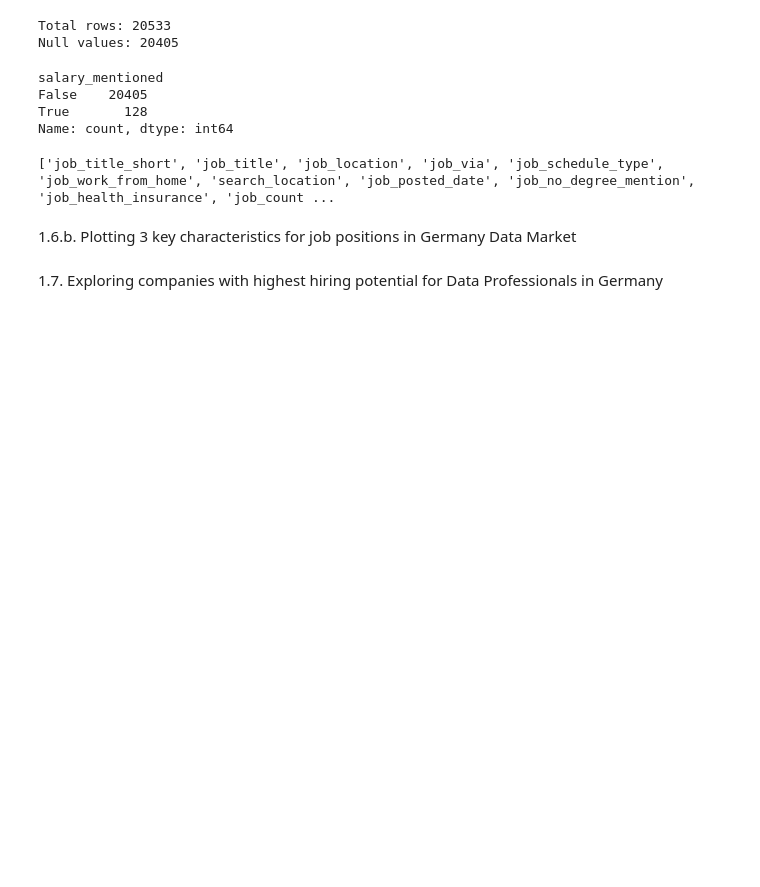
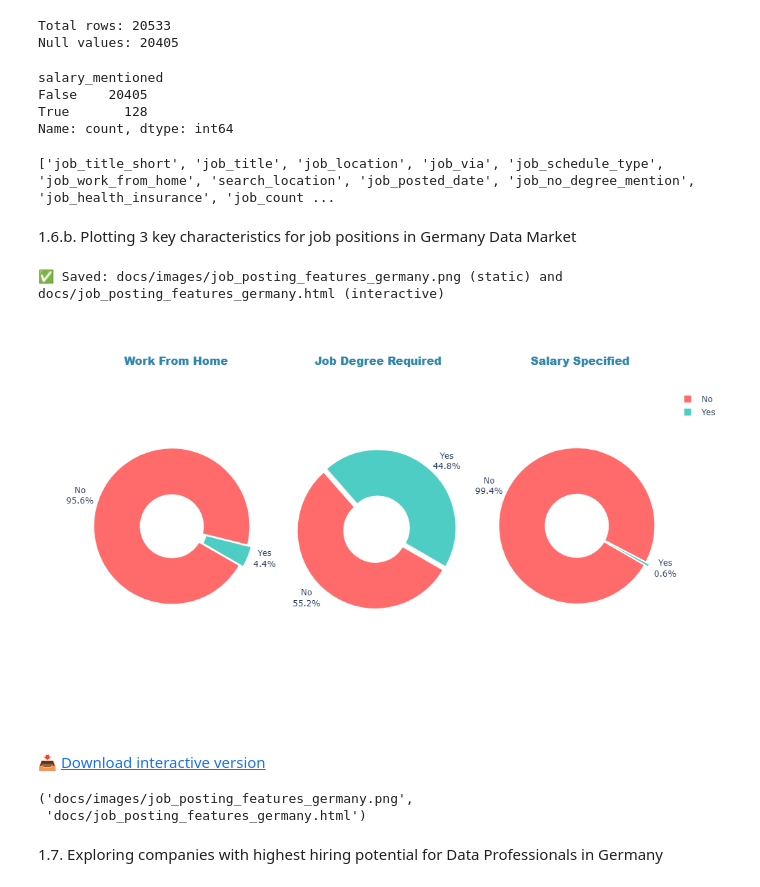
Before and after one commit to Balaclavitty/Python_Data_Project, a Jupyter notebook: Project_Data_Analitycs_Skills_Insights/Germany_Data_Market_notebooks/1_EDA_Intro.ipynb, the cells around one changed output. Saved outputs shown, nothing was run; the diff lists cells and outputs as text; code cells hidden in the pictures; blank space fills up the shorter version.

```diff
--- a/Project_Data_Analitycs_Skills_Insights/Germany_Data_Market_notebooks/1_EDA_Intro.ipynb
+++ b/Project_Data_Analitycs_Skills_Insights/Germany_Data_Market_notebooks/1_EDA_Intro.ipynb
@@ -412,34 +461,40 @@ for i, (column, title) in enumerate(dict_column.items(), 1):
             hole=0.4,
             textinfo='percent+label',
             texttemplate='%{label}<br>%{percent:.1%}',
             textposition='outside',
             marker=dict(
                 colors=['#FF6B6B', '#4ECDC4'],
                 line=dict(color='white', width=2)
             ),
             pull=[0.05, 0],
             rotation=120,
             hovertemplate=(
                 '<b>%{label} - ' + title + '</b><br>' +
                 '%{value:,} jobs (%{percent:.1%})' +
                 '<extra></extra>'
             )
         ),
         row=1, col=i
     )
 
 fig.update_annotations(
     dict(
         font=dict(
             size=16,
             family="Arial Black",
             color="#2E86AB"
         ),
         y=1.07
     )
 )
 
-fig.show()
+save_plot_for_github(fig, 'job_posting_features_germany')
+# %% [output]
+✅ Saved: docs/images/job_posting_features_germany.png (static) and docs/job_posting_features_germany.html (interactive)
+[figure, added]
+📥 Download interactive version
+('docs/images/job_posting_features_germany.png',
+ 'docs/job_posting_features_germany.html')
 # %% [markdown]
 1.7. Exploring companies with highest hiring potential for Data Professionals in Germany
 # %%
```
Also changed, not shown: parts of 6 cells of this notebook.
